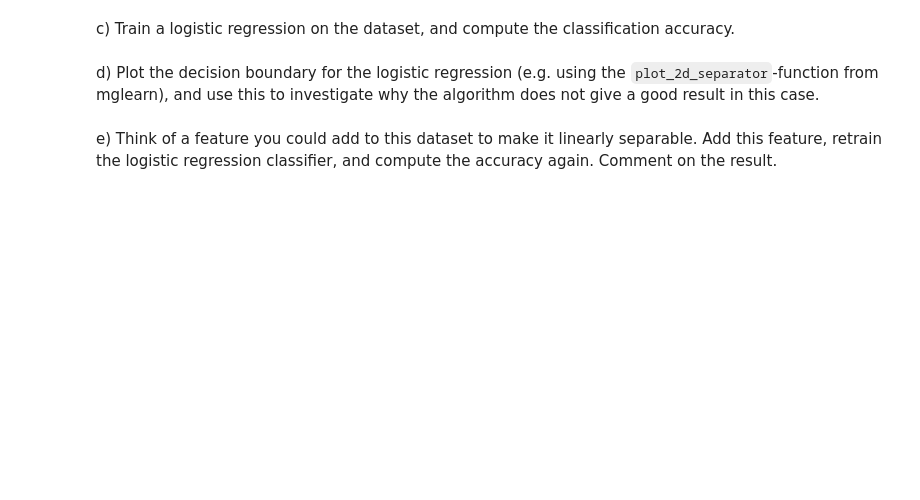
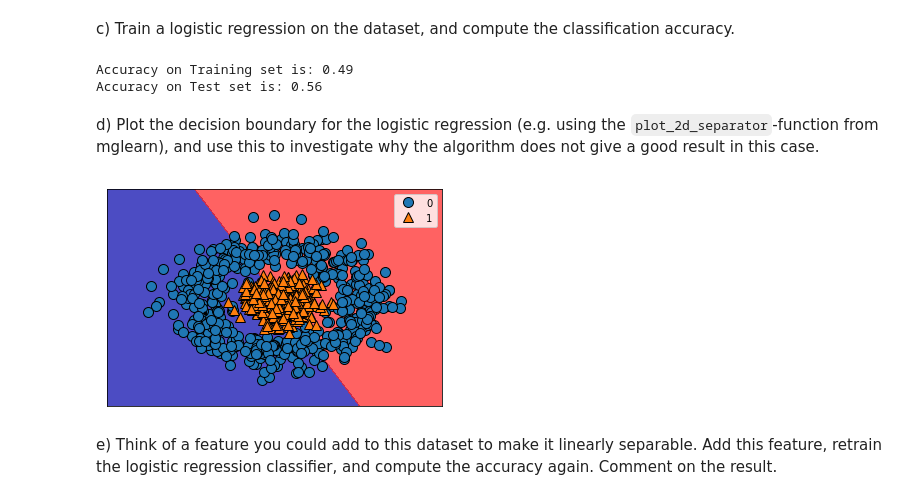
Before and after one commit to StephanThierry/ML-Group6, a Jupyter notebook: KHD/Assignment_3.ipynb, the cells around one changed output. Drawn from its saved outputs; the diff is of its cells as text; code cells hidden in the pictures; blank space fills up the shorter version.

```diff
--- a/KHD/Assignment_3.ipynb
+++ b/KHD/Assignment_3.ipynb
@@ -24,2 +52,8 @@ a) Plot the dataset e.g. using the `discrete_scatter`-function from mglearn.
 # %% [markdown]
 b) Split the dataset into train and test-sets.
+# %%
+X_train, X_test, y_train, y_test = train_test_split(X, y, train_size=0.75)
+display(X_train)
+display(X_test)
+display(y_train)
+display(y_test)
@@ -26,7 +114,23 @@ b) Split the dataset into train and test-sets.
 # %% [markdown]
 c) Train a logistic regression on the dataset, and compute the classification accuracy.
+# %%
+Logreg = LogisticRegression().fit(X,y)
+
+print("Accuracy on Training set is: {:.2f}".format(Logreg.score(X_train,y_train)))
+print("Accuracy on Test set is: {:.2f}".format(Logreg.score(X_test,y_test)))
+# %% [output]
+Accuracy on Training set is: 0.49
+Accuracy on Test set is: 0.56
 # %% [markdown]
 d) Plot the decision boundary for the logistic regression (e.g. using the `plot_2d_separator`-function from mglearn), and use this to investigate why the algorithm does not give a good result in this case.
+# %%
+mglearn.discrete_scatter(X[:,0],X[:,1], y)
+plt.plot(X[0,0],X[0,1],'k.')
+plt.legend()
+
+plot_2d_separator(Logreg, X_train, fill=True, eps=0.5, alpha=.7)
+# %% [output]
+[figure, added]
 # %% [markdown]
 e) Think of a feature you could add to this dataset to make it linearly separable.
 Add this feature, retrain the logistic regression classifier, and compute the accuracy again. Comment on the result.
```
Also changed, not shown: parts of 10 cells of this notebook.
